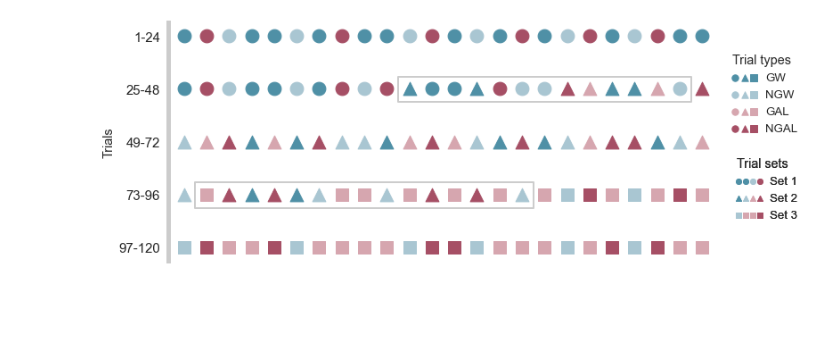
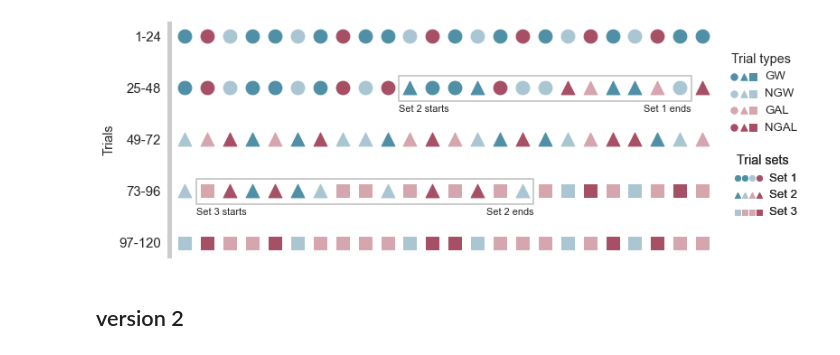
Before and after one commit to nivlab/RobotFactory, a Jupyter notebook: figures/scripts/figure03-scratchpad.ipynb, the cells around one changed output. Drawn from its saved outputs; the diff is of its cells as text; code cells hidden in the pictures; blank space fills up the shorter version.

Commit message:
minor plot scripts

```diff
--- a/figures/scripts/figure03-scratchpad.ipynb
+++ b/figures/scripts/figure03-scratchpad.ipynb
@@ -16,7 +16,7 @@ np.random.seed(47404)
 #~~~~~~~~~~~~~~~~~~~~~~~~~~~~~~~~~~~~~~~~~~#
 
 ## Define aesthetics.
-order = ['GW', 'NGW', 'GAL', 'NGAL']
+order = ['gw', 'ngw', 'gal', 'ngal']
 palette = sns.diverging_palette(220, 20, n=4).as_hex()
 palette = ['#4f90a6', '#a9c6d2', '#d6a6af', '#a64f65']
 markers = ['o','^','s']
@@ -33,7 +33,7 @@ fig, ax = plt.subplots(1, 1, figsize=(10,4))
 #~~~~~~~~~~~~~~~~~~~~~~~~~~~~~~~~~~~~~~~~~~#
 
 ## Load sample data.
-data = read_csv(os.path.join(ROOT_DIR, 'study02', 'data', 'data.csv')).head(120)
+data = read_csv(os.path.join(ROOT_DIR, 'study02', 'data', 's1', 'pgng.csv')).head(120)
 
 ## Restrict to columns of interest.
 data = data[['trial','robot','stimulus']]
@@ -44,7 +44,7 @@ data['y'] = (data.trial - 1) // 24
 data['third'] = (data.stimulus // 4).astype(int)
 
 ## Reorder stimuli IDs.
-replace = {'GW': 0, 'NGW': 1, 'GAL': 2, 'NGAL': 3}
+replace = {'gw': 0, 'ngw': 1, 'gal': 2, 'ngal': 3}
 f = lambda x: ''.join(['%0.0f' %x.robot, '%0.0f' %x.stimulus])
 data['stimulus'] = np.unique(data.replace(replace).apply(f, 1), return_inverse=True)[-1]
 
@@ -85,10 +85,10 @@ ax.invert_yaxis()
 ## Define legend (trial types).
 l1 = ax.legend(
     handles = [
-        tuple(p1[i] for i in np.unique(data.query('robot == "GW"').stimulus)),
-        tuple(p1[i] for i in np.unique(data.query('robot == "NGW"').stimulus)),
-        tuple(p1[i] for i in np.unique(data.query('robot == "GAL"').stimulus)),
-        tuple(p1[i] for i in np.unique(data.query('robot == "NGAL"').stimulus))],
+        tuple(p1[i] for i in np.unique(data.query('robot == "gw"').stimulus)),
+        tuple(p1[i] for i in np.unique(data.query('robot == "ngw"').stimulus)),
+        tuple(p1[i] for i in np.unique(data.query('robot == "gal"').stimulus)),
+        tuple(p1[i] for i in np.unique(data.query('robot == "ngal"').stimulus))],
     labels = ['GW','NGW','GAL','NGAL'],
     loc = 7,
     frameon = False,
@@ -107,47 +107,41 @@ l2 = ax.legend(
     labels = ['Set 1','Set 2','Set 3'],
     loc = 7,
     frameon = False,
     handler_map = {tuple: HandlerTuple(ndivide=None)},
     bbox_to_anchor=(1.15,0.3),
     markerscale=0.4,
     title = 'Trial sets',
     prop = {'weight': 'normal'}
 )
 
 ## Adjust legends.
 l1._legend_box.align = "left"
 l2._legend_box.align = "left"
 
 ## Add legends.
 ax.add_artist(l1)
 ax.add_artist(l2)
 
 ## Add annotations.
-# ax.annotate('Start of block', xy=(0, 0), xycoords='data', xytext=(1, 0.6), textcoords='data',
-#             ha='left', va='bottom', fontsize=11)
-# ax.annotate('', xy=(0, 0.15), xycoords='data', xytext=(0.8, 0.5), textcoords='data',
-#             arrowprops=dict(arrowstyle='-[,widthB=0.7', color='k',
-#                             connectionstyle="angle3,angleA=0,angleB=90"))
+ax.annotate('Set 2 starts', xy=(0, 0), xycoords='data',
+            xytext=(9.5, 1.5), textcoords='data', ha='left', va='bottom', fontsize=11)
+ax.annotate('Set 1 ends', xy=(0, 0), xycoords='data',
+            xytext=(22.5, 1.5), textcoords='data', ha='right', va='bottom', fontsize=11)
 
-# ax.annotate('1st transition (set 1 ends, set 2 starts)', xy=(0, 0), xycoords='data',
-#             xytext=(11, 1.6), textcoords='data', ha='left', va='bottom', fontsize=11)
-# ax.annotate('', xy=(10, 1.15), xycoords='data', xytext=(10.8, 1.5), textcoords='data',
-#             arrowprops=dict(arrowstyle='-[,widthB=0.7', color='k',
-#                             connectionstyle="angle3,angleA=0,angleB=90"))
-
-# ax.annotate('2nd transition (set 2 ends, set 3 starts)', xy=(0, 0), xycoords='data',
-#             xytext=(2, 3.6), textcoords='data', ha='left', va='bottom', fontsize=11)
-# ax.annotate('', xy=(1, 3.15), xycoords='data', xytext=(1.8, 3.5), textcoords='data',
-#             arrowprops=dict(color='k', arrowstyle='-[,widthB=0.7',
-#                             connectionstyle="angle3,angleA=0,angleB=90"))
+ax.annotate('Set 3 starts', xy=(0, 0), xycoords='data',
+            xytext=(0.5, 3.5), textcoords='data', ha='left', va='bottom', fontsize=11)
+ax.annotate('Set 2 ends', xy=(0, 0), xycoords='data',
+            xytext=(15.5, 3.5), textcoords='data', ha='right', va='bottom', fontsize=11)
 
 ## Adjust spines.
 sns.despine(left=False, right=True, top=True, bottom=True, ax=ax)
 ax.spines['left'].set_linewidth(5); ax.spines['left'].set_color('0.8')
 
 ax.fill_between([9.5, 22.5], 1.25, 0.77, color='none', edgecolor='0.8', capstyle='round', lw=2, zorder=-1)
 ax.fill_between([0.5, 15.5], 3.25, 2.77, color='none', edgecolor='0.8', lw=2, zorder=-1)
 
 plt.tight_layout()
 # %% [output]
-[figure, old version]
+[figure, new version]
+# %% [markdown]
+## version 2
```
Also changed, not shown: parts of 3 cells of this notebook, 1 other file.
